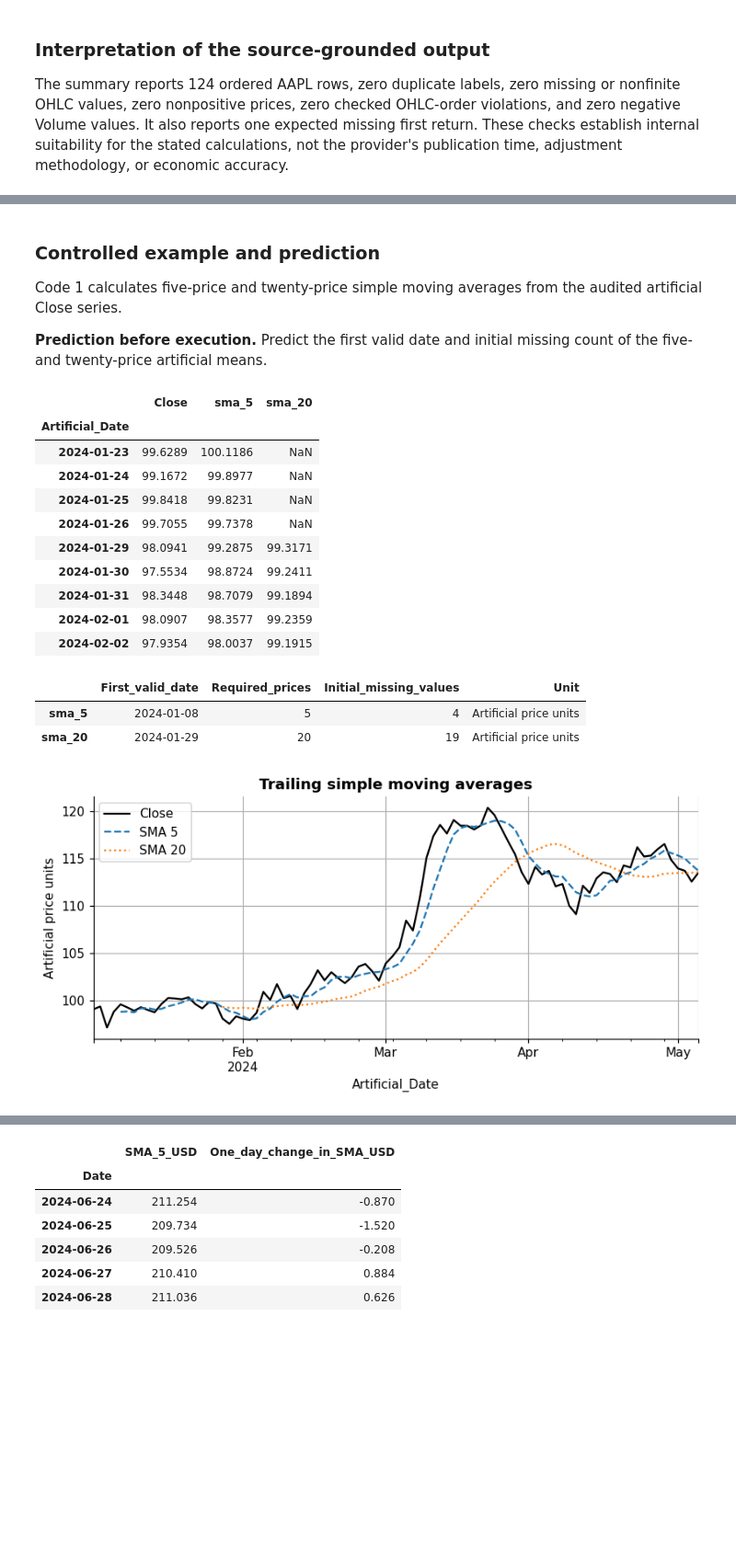
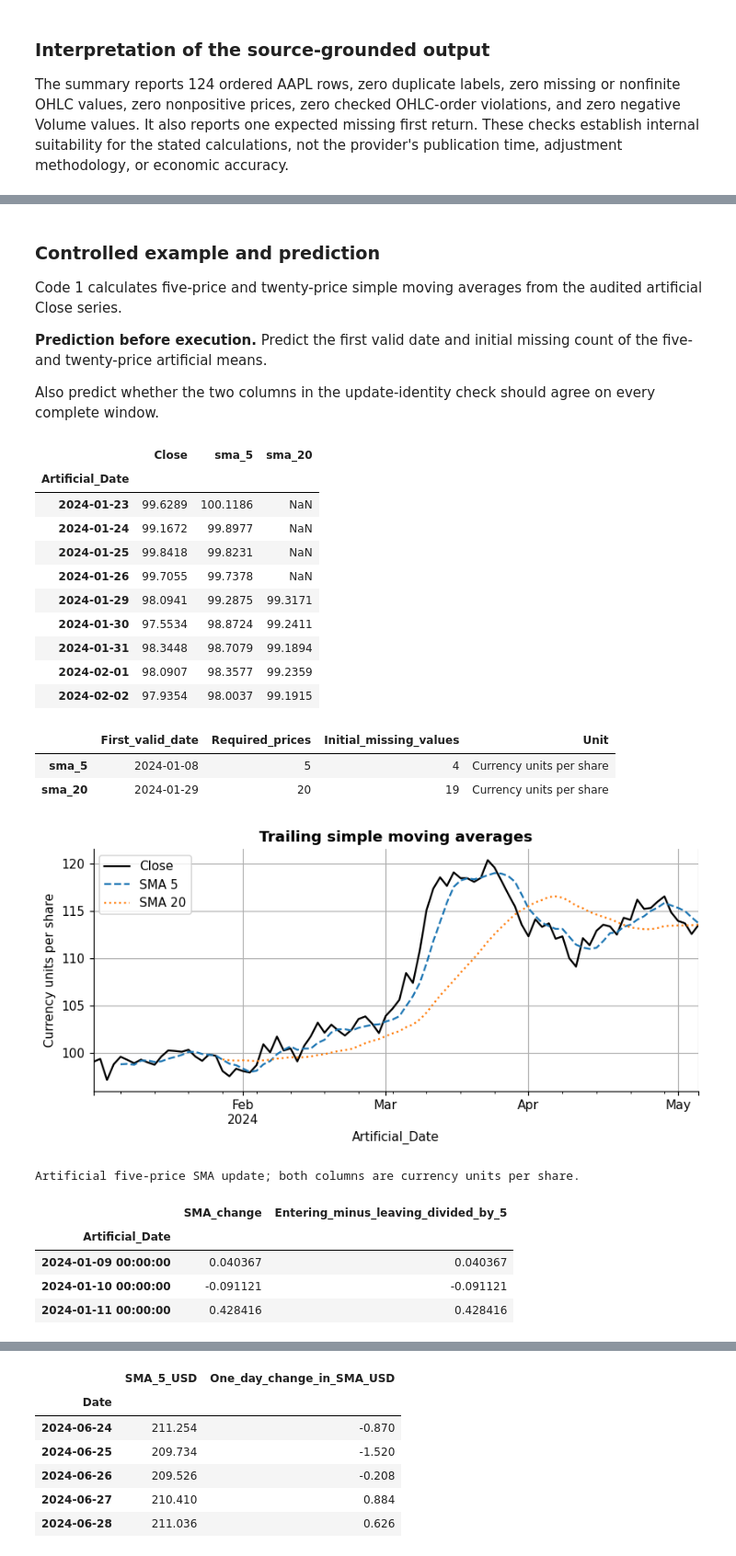
Before and after one commit to KennethWYLee/FinTech, a Jupyter notebook: course/week3_main.ipynb, the cells around one changed output, grey strips where cells are left out. Shown at 92% size. Saved outputs shown, nothing was run; the diff lists cells and outputs as text; code cells hidden in the pictures; blank space fills up the shorter version.

```diff
--- a/course/week3_main.ipynb
+++ b/course/week3_main.ipynb
@@ -111,6 +80,7 @@ Preserve the relevant results rather than writing only that a check passed:
 # Purpose: load the shared packages, fixed request, and environment record used throughout Week 3.
 from importlib.metadata import PackageNotFoundError, version
 import platform
+from datetime import datetime, timezone
 
 import matplotlib as mpl
 import matplotlib.pyplot as plt
@@ -126,6 +96,7 @@ except (ImportError, PackageNotFoundError):
     YFINANCE_VERSION = "not installed"
 
 pd.set_option("display.max_columns", 24)
+pd.set_option("display.max_colwidth", None)
 pd.set_option("display.width", 140)
 plt.rcParams.update(
     {
@@ -163,11 +134,23 @@ def load_us_daily(symbol):
         required = {"Open", "High", "Low", "Close", "Volume"}
         if rows.empty or not required.issubset(rows.columns):
             raise ValueError(f"The recorded {symbol} request returned no usable OHLCV response.")
-        _US_HISTORY_CACHE[symbol] = rows.sort_index()
+        if not rows.index.is_unique or not rows.index.is_monotonic_increasing:
+            raise ValueError("Stop: duplicate or unordered labels; do not silently repair.")
+        if rows.index.isna().any() or not ((rows.index >= pd.Timestamp(US_HISTORY_REQUEST["start"])) & (rows.index < pd.Timestamp(US_HISTORY_REQUEST["end"]))).all():
+            raise ValueError("Stop: invalid date or row outside the request.")
+        prices = rows[["Open", "High", "Low", "Close"]]
+        if not np.isfinite(prices.to_numpy()).all() or not prices.gt(0).all().all():
+            raise ValueError("Stop: these price calculations require finite positive inputs.")
+        if not np.isfinite(rows["Volume"]).all() or not rows["Volume"].gt(0).all():
+            raise ValueError("Stop: these Volume examples require positive finite denominators.")
+        if not (rows["High"].ge(prices.max(axis=1)) & rows["Low"].le(prices.min(axis=1))).all():
+            raise ValueError("Stop: inconsistent OHLC bounds.")
+        _US_HISTORY_CACHE[symbol] = rows
     return _US_HISTORY_CACHE[symbol].copy()
 
 environment = pd.Series(
     {
+        "Run start UTC": datetime.now(timezone.utc).isoformat(),
         "Python interface": "Jupyter kernel",
         "Python": platform.python_version(),
         "numpy": np.__version__,
@@ -830,6 +815,8 @@ The five- and twenty-session means below use trailing windows ending at the curr
 Code 1 calculates five-price and twenty-price simple moving averages from the audited artificial Close series.
 
 **Prediction before execution.** Predict the first valid date and initial missing count of the five- and twenty-price artificial means.
+
+Also predict whether the two columns in the update-identity check should agree on every complete window.
 # %%
 # Purpose: calculate the controlled example for Issue 6.
 features["sma_5"] = features["Close"].rolling(5, min_periods=5).mean()
@@ -840,38 +827,52 @@ sma_first_valid = pd.DataFrame(
         "First_valid_date": [features["sma_5"].first_valid_index(), features["sma_20"].first_valid_index()],
         "Required_prices": [5, 20],
         "Initial_missing_values": [features["sma_5"].isna().sum(), features["sma_20"].isna().sum()],
-        "Unit": ["Artificial price units", "Artificial price units"],
+        "Unit": ["Currency units per share", "Currency units per share"],
     },
     index=["sma_5", "sma_20"],
 )
 display(features[["Close", "sma_5", "sma_20"]].iloc[15:24].round(4))
 display(sma_first_valid)
 
 ax = features[["Close", "sma_5", "sma_20"]].plot(color=["black", "tab:blue", "tab:orange"], style=["-", "--", ":"])
-ax.set_ylabel("Artificial price units")
+ax.set_ylabel("Currency units per share")
 ax.set_title("Trailing simple moving averages")
 ax.legend(["Close", "SMA 5", "SMA 20"])
 plt.tight_layout()
 plt.show()
 
 assert features["sma_5"].isna().sum() == 4
 assert features["sma_20"].isna().sum() == 19
+sma_change_check = pd.DataFrame({
+    "SMA_change": features["sma_5"].diff(),
+    "Entering_minus_leaving_divided_by_5": (features["Close"] - features["Close"].shift(5)) / 5,
+}).dropna()
+display(sma_change_check.head(3).round(6).style.set_caption(
+    "Artificial five-price SMA update; both columns are currency units per share."
+))
+assert np.allclose(sma_change_check.iloc[:, 0], sma_change_check.iloc[:, 1])
 # %% [output]
 |  | Close | sma_5 | sma_20 |
 | Artificial_Date |  |  |  |
 | 2024-01-23 | 99.6289 | 100.1186 | NaN |
 | 2024-01-24 | 99.1672 | 99.8977 | NaN |
 | 2024-01-25 | 99.8418 | 99.8231 | NaN |
 | 2024-01-26 | 99.7055 | 99.7378 | NaN |
 | 2024-01-29 | 98.0941 | 99.2875 | 99.3171 |
 | 2024-01-30 | 97.5534 | 98.8724 | 99.2411 |
 | 2024-01-31 | 98.3448 | 98.7079 | 99.1894 |
 | 2024-02-01 | 98.0907 | 98.3577 | 99.2359 |
 | 2024-02-02 | 97.9354 | 98.0037 | 99.1915 |
 |  | First_valid_date | Required_prices | Initial_missing_values | Unit |
-| sma_5 | 2024-01-08 | 5 | 4 | Artificial price units |
-| sma_20 | 2024-01-29 | 20 | 19 | Artificial price units |
+| sma_5 | 2024-01-08 | 5 | 4 | Currency units per share |
+| sma_20 | 2024-01-29 | 20 | 19 | Currency units per share |
-[figure, old version]
+[figure, new version]
+Artificial five-price SMA update; both columns are currency units per share.
+|  | SMA_change | Entering_minus_leaving_divided_by_5 |
+| Artificial_Date |  |  |
+| 2024-01-09 00:00:00 | 0.040367 | 0.040367 |
+| 2024-01-10 00:00:00 | -0.091121 | -0.091121 |
+| 2024-01-11 00:00:00 | 0.428416 | 0.428416 |
 # %% [markdown]
 ### Interpretation of the controlled output
 
```
Also changed, not shown: parts of 98 cells of this notebook.
